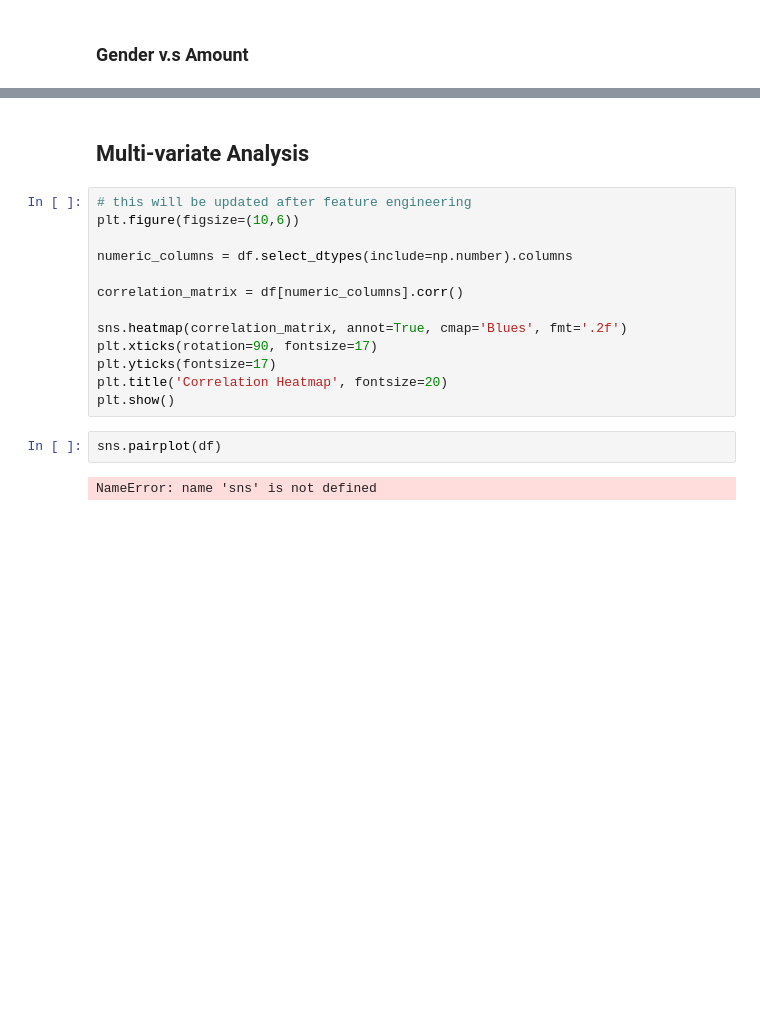
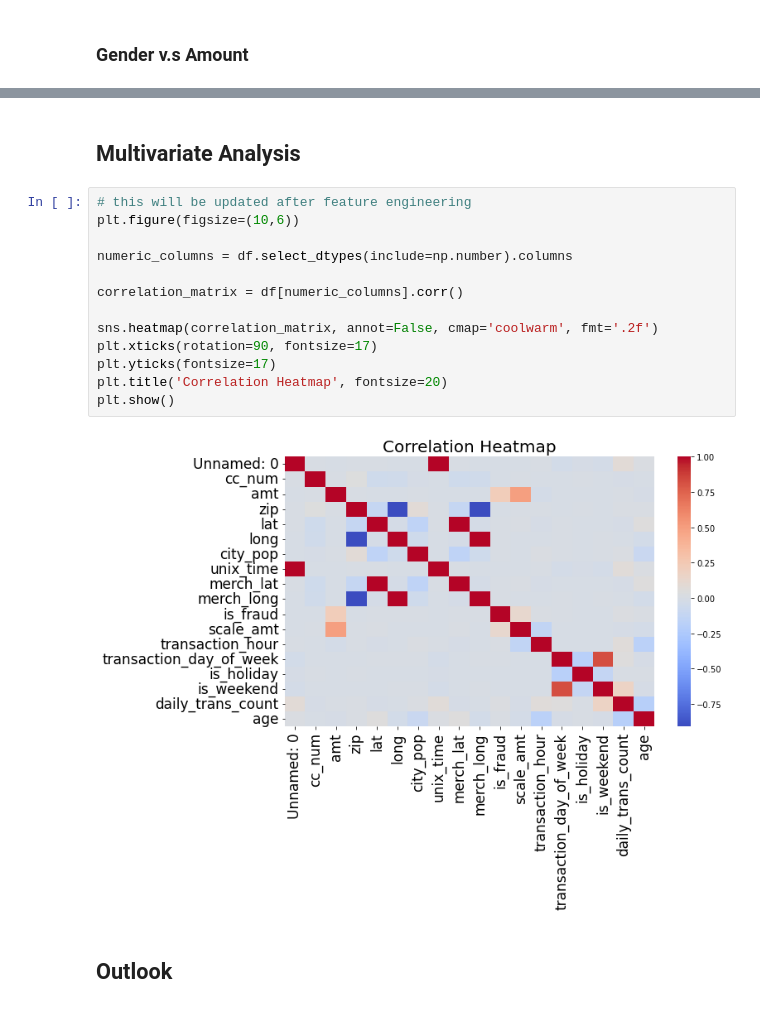
Before and after one commit to ichbinlan99/Fraud-Detection-TR, a Jupyter notebook: notebooks/EDA.ipynb, the cells around one changed output, grey strips where cells are left out. Cells and saved outputs as stored; diff of their text form; blank space fills up the shorter version.

```diff
--- a/notebooks/EDA.ipynb
+++ b/notebooks/EDA.ipynb
@@ -484,19 +479,19 @@ plt.show()
 # %% [markdown]
-## Multi-variate Analysis
+## Multivariate Analysis
 # %%
 # this will be updated after feature engineering
 plt.figure(figsize=(10,6))
 
 numeric_columns = df.select_dtypes(include=np.number).columns
 
 correlation_matrix = df[numeric_columns].corr()
 
-sns.heatmap(correlation_matrix, annot=True, cmap='Blues', fmt='.2f')
+sns.heatmap(correlation_matrix, annot=False, cmap='coolwarm', fmt='.2f')
 plt.xticks(rotation=90, fontsize=17)
 plt.yticks(fontsize=17)
 plt.title('Correlation Heatmap', fontsize=20)
 plt.show()
+# %% [output]
+[figure, added]
-# %%
-sns.pairplot(df)
-# %% [output]
-NameError: name 'sns' is not defined
+# %% [markdown]
+## Outlook
```
Also changed, not shown: parts of 6 cells of this notebook.
